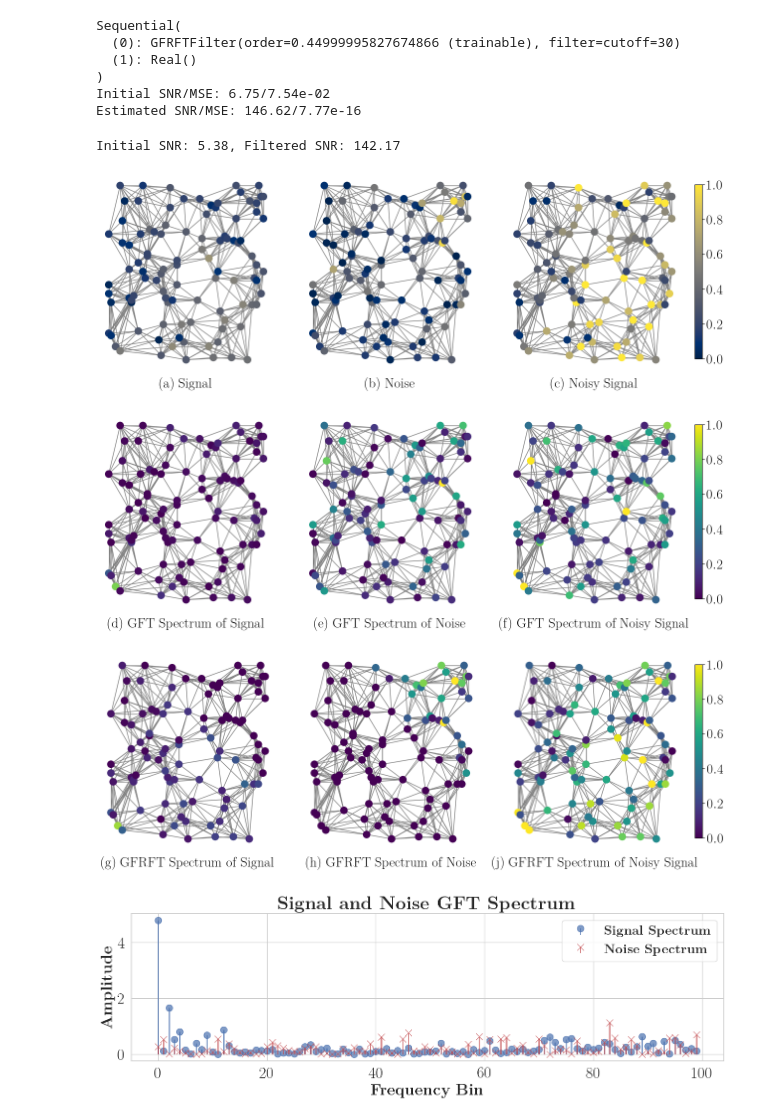
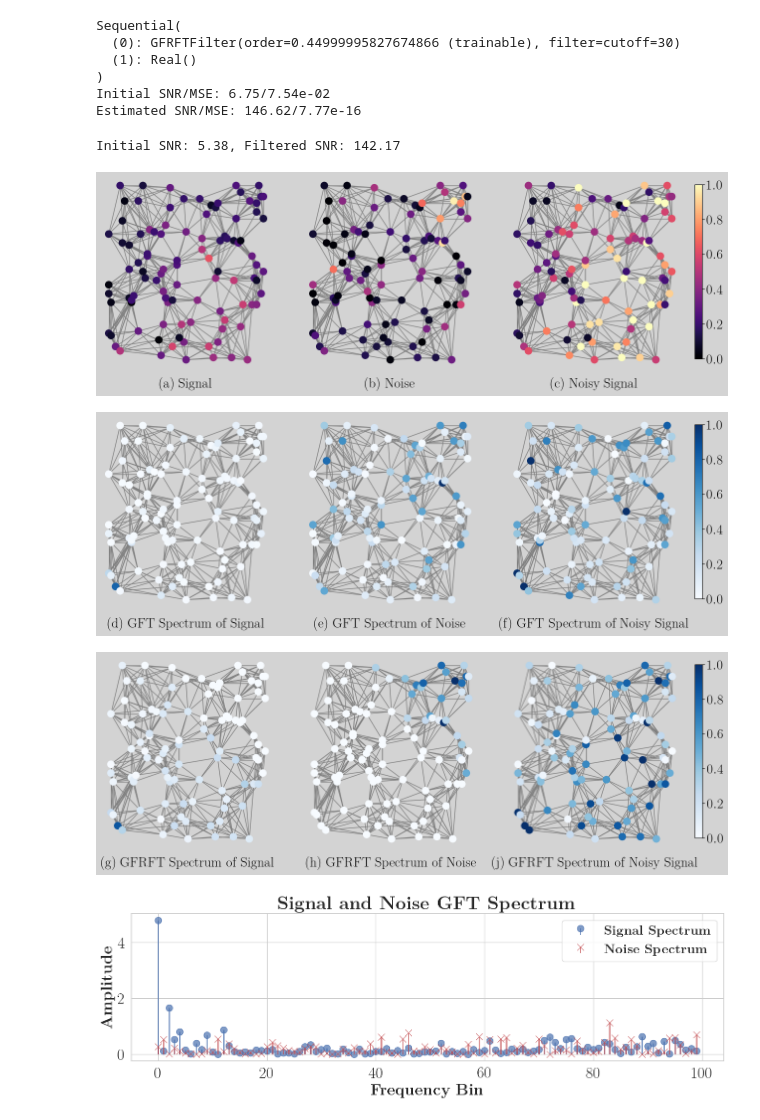
Before and after one commit to koc-lab/gfrft-unified, a Jupyter notebook: trainable/concept.ipynb, the cells around one changed output. Cells and saved outputs as stored; diff of their text form; code cells hidden in the pictures.

```diff
--- a/trainable/concept.ipynb
+++ b/trainable/concept.ipynb
@@ -202,6 +202,7 @@ def my_plot(
     cbar_ax = fig.add_axes([0.92, 0.15, 0.01, 0.7])  # [left, bottom, width, height]
     sm = plt.cm.ScalarMappable(cmap=cmp, norm=plt.Normalize(vmin=min_limit, vmax=max_limit))  # type: ignore
     fig.colorbar(sm, cax=cbar_ax)
+    fig.patch.set_facecolor("lightgrey")
     cbar_ax.tick_params(labelsize=20)
     plt.savefig(out_name, format="eps", dpi=300, bbox_inches="tight")
 
@@ -224,7 +225,7 @@ def display_bl_signal(
         complex_round(gfrft.gfrft(x, a=order), decimals) for x in original_signals
     ]
 
-    signal_cmp, transform_cmp = "cividis", "viridis"
+    signal_cmp, transform_cmp = "magma", "Blues"
     signal_labels = [
         r"(a) Signal",
         r"(b) Noise",
@@ -244,36 +245,36 @@ def display_bl_signal(
     my_plot(original_signals, signal_labels, "signals.eps", signal_cmp, normalize=normalize)
     my_plot(
         ordinary_transforms,
         ordinary_labels,
         "ordinary_transforms.eps",
         transform_cmp,
         normalize=normalize,
     )
     highlight_band = list(range(graph.N - OVERLAP_COUNT - STOPBAND_COUNT, graph.N - STOPBAND_COUNT))
     my_plot(
         fractional_transforms,
         transform_labels,
         "fractional_transforms.eps",
         transform_cmp,
         highlight_band,
         normalize=normalize,
     )
 
 
 index = 10
 decimals = 7
 with th.no_grad():
     bl_filtered = model(bl_signal + bl_noise)
 signal = complex_round(bl_signal[..., index], decimals)
 noise = complex_round(bl_noise[..., index], decimals)
 filtered = complex_round(bl_filtered[..., index], decimals)
 display_bl_signal(gfrft, graph, signal, noise, filtered, ORIGINAL_ORDER, decimals, normalize=True)
 print(f"Initial SNR: {snr(signal, noise):.2f}, Filtered SNR: {snr(signal, filtered - signal):.2f}")
 # %% [output]
 Initial SNR: 5.38, Filtered SNR: 142.17
-[figure, old version]
+[figure, new version]
-[figure, old version]
+[figure, new version]
-[figure, old version]
+[figure, new version]
 # %%
 signal_ordinary_spectrum = gft.gft(signal)
 noise_ordinary_spectrum = gft.gft(noise)
```
